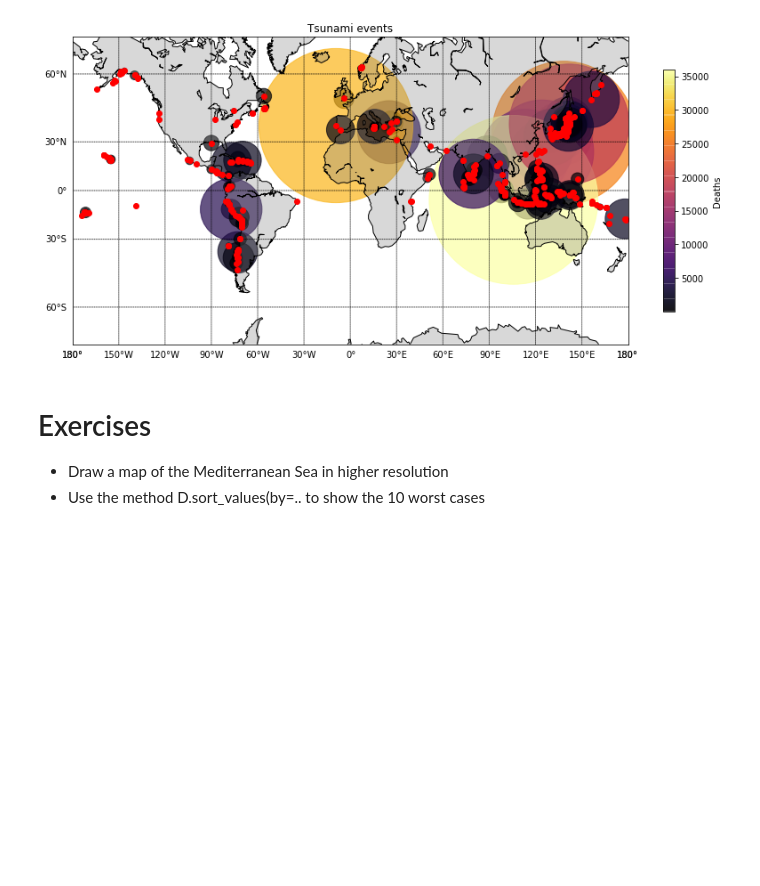
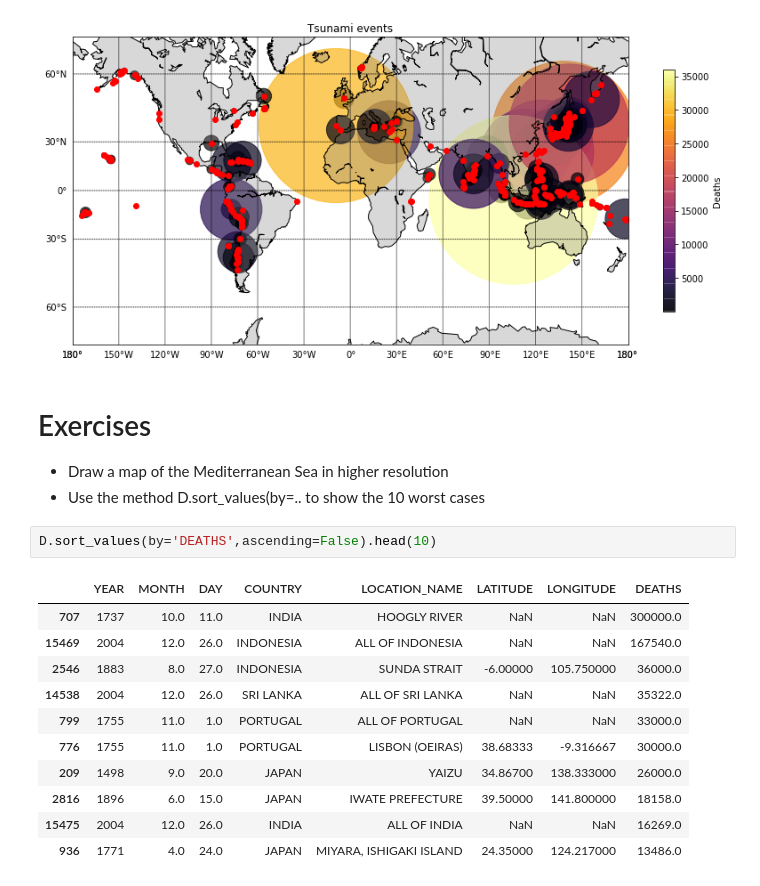
Before and after one commit to LarsKaleschke/Python-Course, a Jupyter notebook: Tsunami.ipynb, the cells around one changed output. Drawn from its saved outputs; the diff is of its cells as text; blank space fills up the shorter version.

```diff
--- a/Tsunami.ipynb
+++ b/Tsunami.ipynb
@@ -53,3 +61,17 @@ Text(0.5,1,'Tsunami events')
 
  * Draw a map of the Mediterranean Sea in higher resolution
  * Use the method D.sort_values(by=.. to show the 10 worst cases
+# %%
+D.sort_values(by='DEATHS',ascending=False).head(10)
+# %% [output]
+|  | YEAR | MONTH | DAY | COUNTRY | LOCATION_NAME | LATITUDE | LONGITUDE | DEATHS |
+| 707 | 1737 | 10.0 | 11.0 | INDIA | HOOGLY RIVER | NaN | NaN | 300000.0 |
+| 15469 | 2004 | 12.0 | 26.0 | INDONESIA | ALL OF INDONESIA | NaN | NaN | 167540.0 |
+| 2546 | 1883 | 8.0 | 27.0 | INDONESIA | SUNDA STRAIT | -6.00000 | 105.750000 | 36000.0 |
+| 14538 | 2004 | 12.0 | 26.0 | SRI LANKA | ALL OF SRI LANKA | NaN | NaN | 35322.0 |
+| 799 | 1755 | 11.0 | 1.0 | PORTUGAL | ALL OF PORTUGAL | NaN | NaN | 33000.0 |
+| 776 | 1755 | 11.0 | 1.0 | PORTUGAL | LISBON (OEIRAS) | 38.68333 | -9.316667 | 30000.0 |
+| 209 | 1498 | 9.0 | 20.0 | JAPAN | YAIZU | 34.86700 | 138.333000 | 26000.0 |
+| 2816 | 1896 | 6.0 | 15.0 | JAPAN | IWATE PREFECTURE | 39.50000 | 141.800000 | 18158.0 |
+| 15475 | 2004 | 12.0 | 26.0 | INDIA | ALL OF INDIA | NaN | NaN | 16269.0 |
+| 936 | 1771 | 4.0 | 24.0 | JAPAN | MIYARA, ISHIGAKI ISLAND | 24.35000 | 124.217000 | 13486.0 |
```
Also changed, not shown: parts of 1 cell of this notebook, 1 other file.
